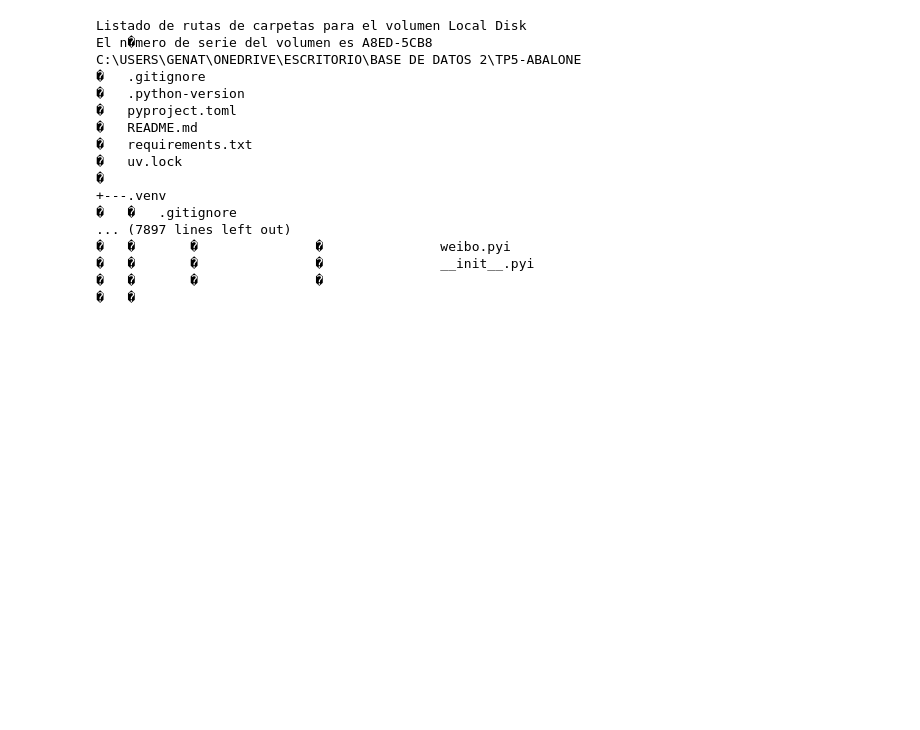
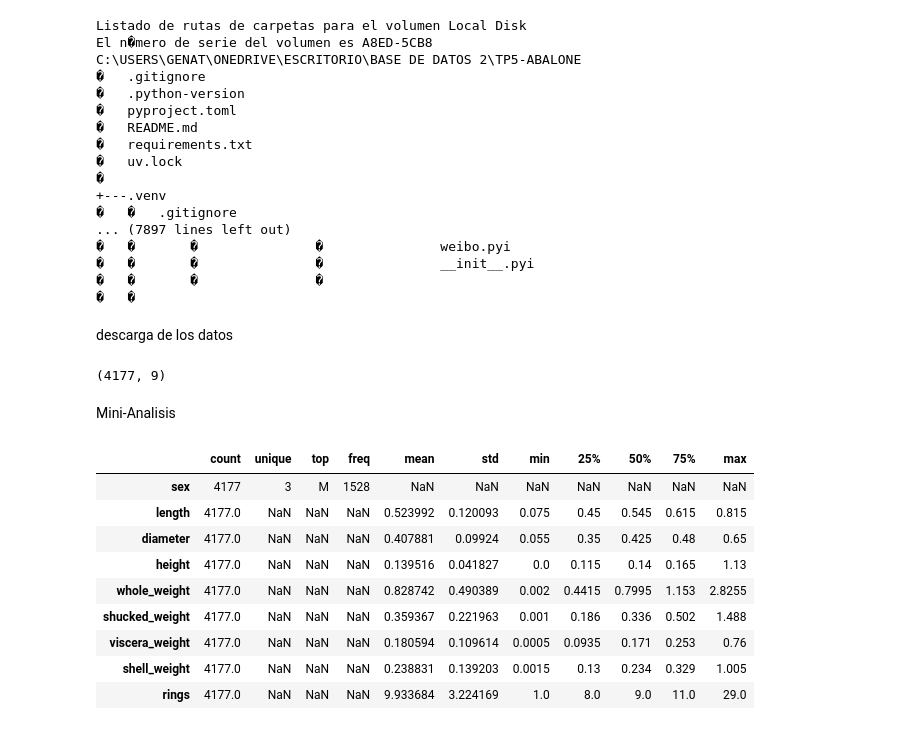
Before and after one commit to genatempla-cpu/tp5-abalone, a Jupyter notebook: notebooks/tp5.ipynb, the cells around one changed output. Saved outputs shown, nothing was run; the diff lists cells and outputs as text; code cells hidden in the pictures; blank space fills up the shorter version.

```diff
--- a/notebooks/tp5.ipynb
+++ b/notebooks/tp5.ipynb
@@ -116,3 +116,33 @@ C:\USERS\GENAT\ONEDRIVE\ESCRITORIO\BASE DE DATOS 2\TP5-ABALONE
 �   �       �               �               __init__.pyi
 �   �       �               �
 �   �
+# %% [markdown]
+descarga de los datos
+# %%
+import pandas as pd
+
+url = "https://archive.ics.uci.edu/ml/machine-learning-databases/abalone/abalone.data"
+columnas = ["sex", "length", "diameter", "height", "whole_weight",
+            "shucked_weight", "viscera_weight", "shell_weight", "rings"]
+
+df_raw = pd.read_csv(url, header=None, names=columnas)
+df_raw.to_csv("../data/raw/abalone_raw.csv", index=False)
+print(df_raw.shape)   # debería dar (4177, 9)
+# %% [output]
+(4177, 9)
+# %% [markdown]
+Mini-Analisis
+# %%
+import seaborn as sns
+df_raw.describe(include="all").T
+# %% [output]
+|  | count | unique | top | freq | mean | std | min | 25% | 50% | 75% | max |
+| sex | 4177 | 3 | M | 1528 | NaN | NaN | NaN | NaN | NaN | NaN | NaN |
+| length | 4177.0 | NaN | NaN | NaN | 0.523992 | 0.120093 | 0.075 | 0.45 | 0.545 | 0.615 | 0.815 |
+| diameter | 4177.0 | NaN | NaN | NaN | 0.407881 | 0.09924 | 0.055 | 0.35 | 0.425 | 0.48 | 0.65 |
+| height | 4177.0 | NaN | NaN | NaN | 0.139516 | 0.041827 | 0.0 | 0.115 | 0.14 | 0.165 | 1.13 |
+| whole_weight | 4177.0 | NaN | NaN | NaN | 0.828742 | 0.490389 | 0.002 | 0.4415 | 0.7995 | 1.153 | 2.8255 |
+| shucked_weight | 4177.0 | NaN | NaN | NaN | 0.359367 | 0.221963 | 0.001 | 0.186 | 0.336 | 0.502 | 1.488 |
+| viscera_weight | 4177.0 | NaN | NaN | NaN | 0.180594 | 0.109614 | 0.0005 | 0.0935 | 0.171 | 0.253 | 0.76 |
+| shell_weight | 4177.0 | NaN | NaN | NaN | 0.238831 | 0.139203 | 0.0015 | 0.13 | 0.234 | 0.329 | 1.005 |
+| rings | 4177.0 | NaN | NaN | NaN | 9.933684 | 3.224169 | 1.0 | 8.0 | 9.0 | 11.0 | 29.0 |
```
Also changed, not shown: parts of 4 cells of this notebook.
